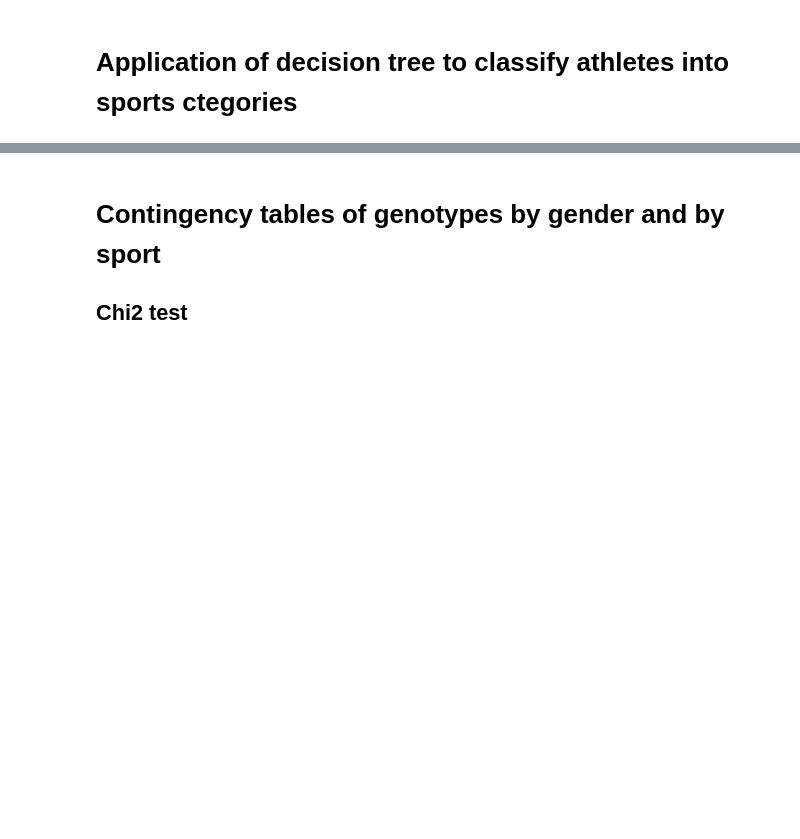
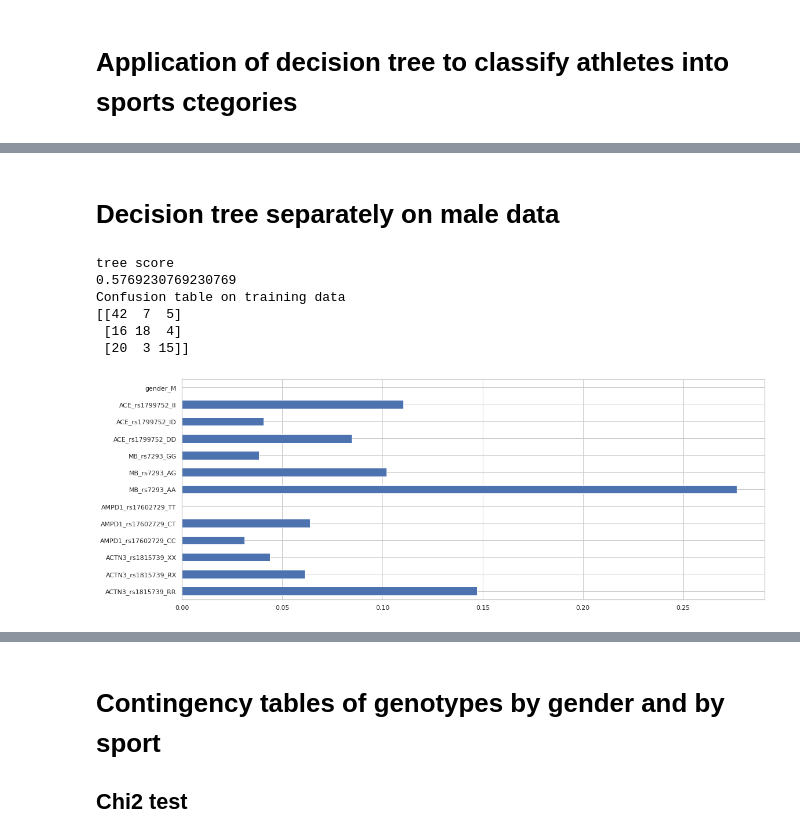
Before and after one commit to erinijapranckeviciene/ppolygenic, a Jupyter notebook: ppolygenic.ipynb, the cells around one changed output, grey strips where cells are left out. Cells and saved outputs as stored; diff of their text form; code cells hidden in the pictures; blank space fills up the shorter version.

```diff
--- a/ppolygenic.ipynb
+++ b/ppolygenic.ipynb
@@ -317,0 +341,27 @@ Index(['ACTN3_rs1815739', 'AMPD1_rs17602729', 'MB_rs7293', 'ACE_rs1799752',
+# %% [markdown]
+# Decision tree separately on male data
+# %%
+from sklearn.tree import DecisionTreeClassifier
+from sklearn.metrics import confusion_matrix
+
+tree_male = DecisionTreeClassifier(max_depth=5, random_state=0)
+lt_athletes_data_male=lt_athletes_data[(lt_athletes_data['gender']=='M')]
+y_male=lt_athletes_data_male['class']
+x=lt_athletes_data_male.drop('class',axis=1)
+X_male=pd.get_dummies(x)
+tree_male.fit(X_male, y_male)
+y_pred_male = tree_male.predict(X_male)
+print("tree score")
+print(tree_male.score(X_male, y_male) )
+print("Confusion table on training data")
+print(confusion_matrix(y_male, y_pred_male))
+%matplotlib inline
+pd.Series(tree_male.feature_importances_, index=X_male.columns).plot.barh(figsize=(18,7));
+# %% [output]
+tree score
+0.5769230769230769
+Confusion table on training data
+[[42  7  5]
+ [16 18  4]
+ [20  3 15]]
+[figure, added]
```
Also changed, not shown: parts of 7 cells of this notebook.
